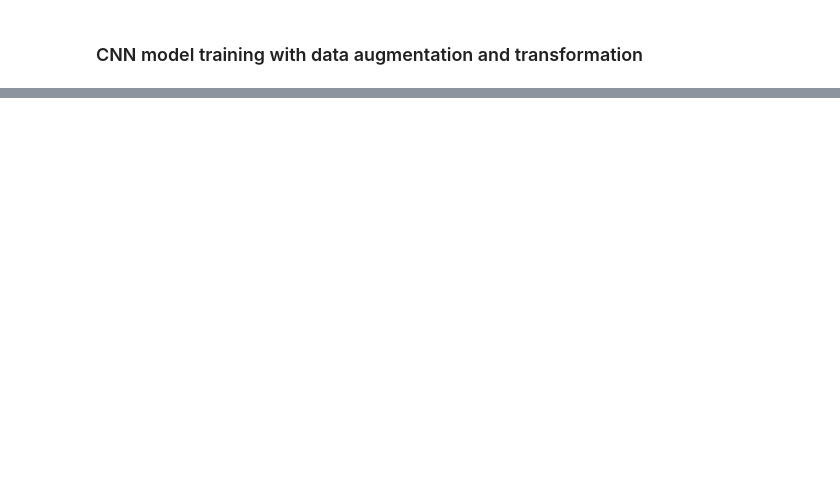
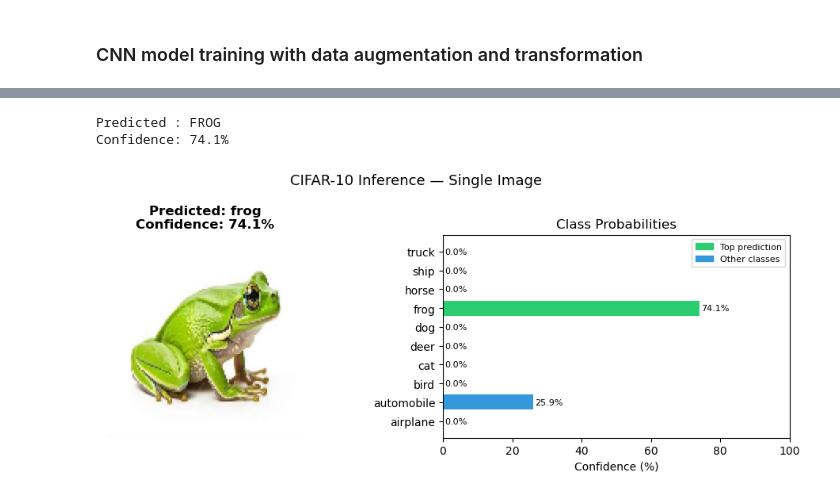
Before and after one commit to Efrazar/Bio-AI-foundations, a Jupyter notebook: Inside_Deep_Learning/03_CIFAR10_CNN_EZA.ipynb, the cells around one changed output, grey strips where cells are left out. Cells and saved outputs as stored; diff of their text form; code cells hidden in the pictures; blank space fills up the shorter version.

```diff
--- a/Inside_Deep_Learning/03_CIFAR10_CNN_EZA.ipynb
+++ b/Inside_Deep_Learning/03_CIFAR10_CNN_EZA.ipynb
@@ -301,0 +411,18 @@ Before the code, this is critical. Your two models were trained on different inp
+# %%
+# TEST C: Your own external image file (OPTIONAL) ─────────────────
+MY_IMAGE_PATH = "./images_test/frog_test.jpg"   # replace with your image path
+
+if os.path.exists(MY_IMAGE_PATH):
+    pred_class, confidence, probs = predict_single_image_EZA(
+        image_input = MY_IMAGE_PATH,
+        model       = model,
+        device      = str(device),
+        show_plot   = True
+    )
+else:
+    print(f"File not found: {MY_IMAGE_PATH}")
+    print("Update MY_IMAGE_PATH to point to an actual image on disk.")
+# %% [output]
+Predicted : FROG
+Confidence: 74.1%
+[figure, added]
```
Also changed, not shown: parts of 30 cells of this notebook, 5 other files.
